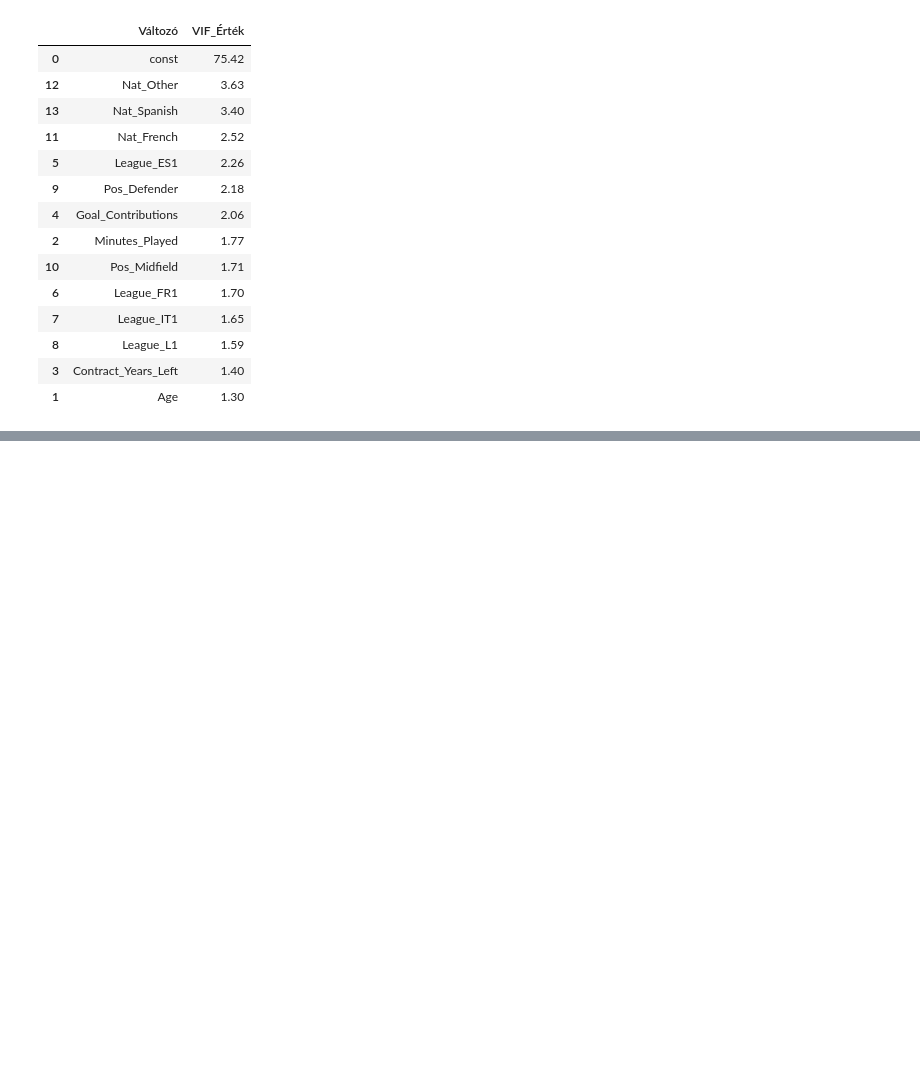
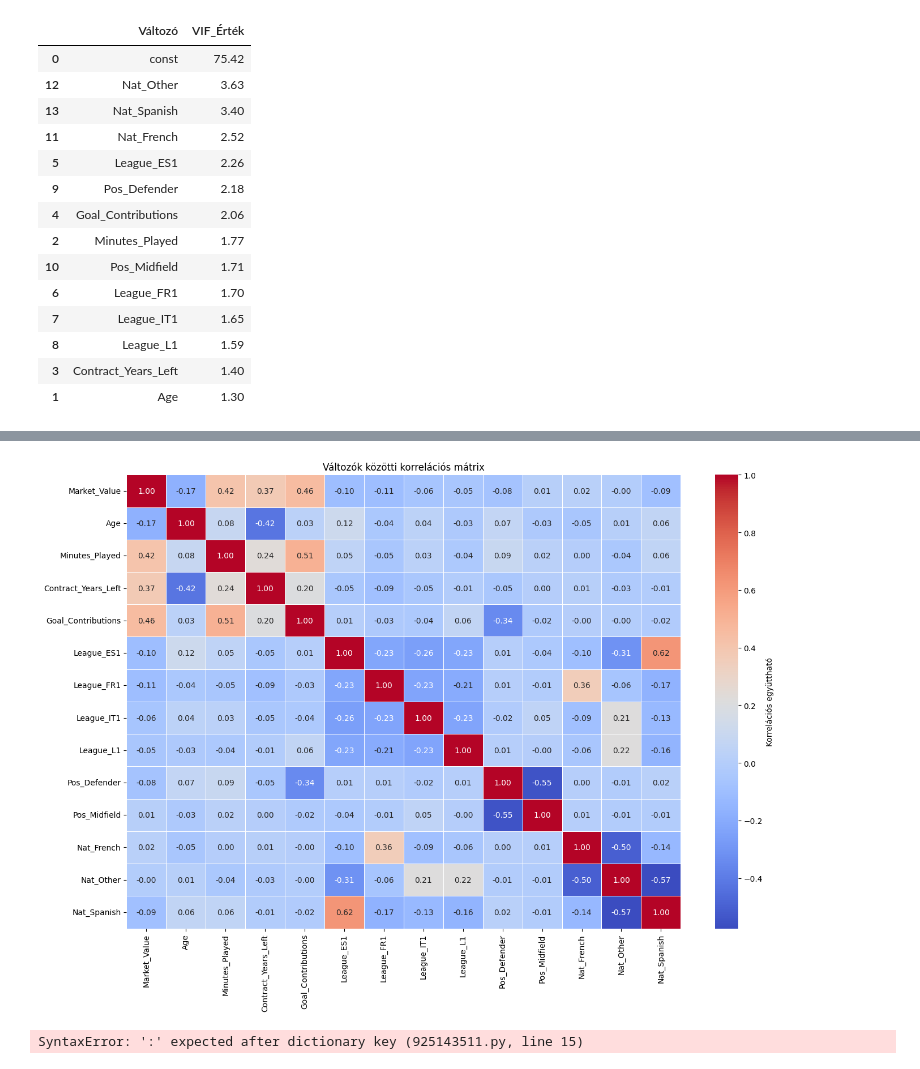
Before and after one commit to BartusSoma/football-market-value-analysis, a Jupyter notebook: Football_Market_Value_Regression.ipynb, the cells around one changed output, grey strips where cells are left out. Drawn from its saved outputs; the diff is of its cells as text; code cells hidden in the pictures; blank space fills up the shorter version.

```diff
--- a/Football_Market_Value_Regression.ipynb
+++ b/Football_Market_Value_Regression.ipynb
@@ -366,0 +392,15 @@ veszélyes multikollinearitást (erős együttmozgást) jelez a magyarázó vál
+# %%
+#eredményváltozó előre hozása
+#1. lekérjük az összes oszlopnevet
+cols = df_model.columns.tolist()
+# %%
+#kivesszük az eredményváltozót (piaci érték) a jelenlegi helyéről
+cols.remove("Market_Value")
+#és betesszük a lista elejére
+cols = ["Market_Value"] + cols
+# %%
+# újra felírjuk a mátrixot
+df_model = df_model[cols]
+
+#korrelációs mátrix
+corr_matrix = df_model.corr()
@@ -366,0 +417,28 @@ veszélyes multikollinearitást (erős együttmozgást) jelez a magyarázó vál
+# %%
+#ábrázolása
+plt.figure(figsize = (14, 10)) #kicsit nagyobbra vettem az olvashatóságért
+sns.heatmap(corr_matrix, annot=True, cmap="coolwarm", fmt=".2f", linewidths=0.5, cbar_kws={"label": "Korrelációs együttható"})
+#cím
+plt.title("Változók közötti korrelációs mátrix")
+plt.tight_layout()
+plt.show()
+# %% [output]
+[figure, added]
+# %%
+#mivel a korrelációs mátrix szimmetrikus, ezért a mátrix felső felére nincs szükségünk
+mask = np.triu(np.ones_like(corr_matrix, dtype=bool), k=1)
+
+#megnöveljük a méretét mert nehezen olvasható
+plt.figure(figsize=(18, 14))
+
+#ábrázolás
+sns.heatmap(corr_matrix,
+            mask=mask,
+            annot=True,
+            cmap="coolwarm",
+            fmt=".2f",
+            linewidth=0.5,
+            annot_kws={"size": 14},
+            cbar_kws={"shrink": 0,8, "label": "Korrelációs együttható"})
+# %% [output]
+SyntaxError: ':' expected after dictionary key (925143511.py, line 15)
```
Also changed, not shown: parts of 17 cells of this notebook.
